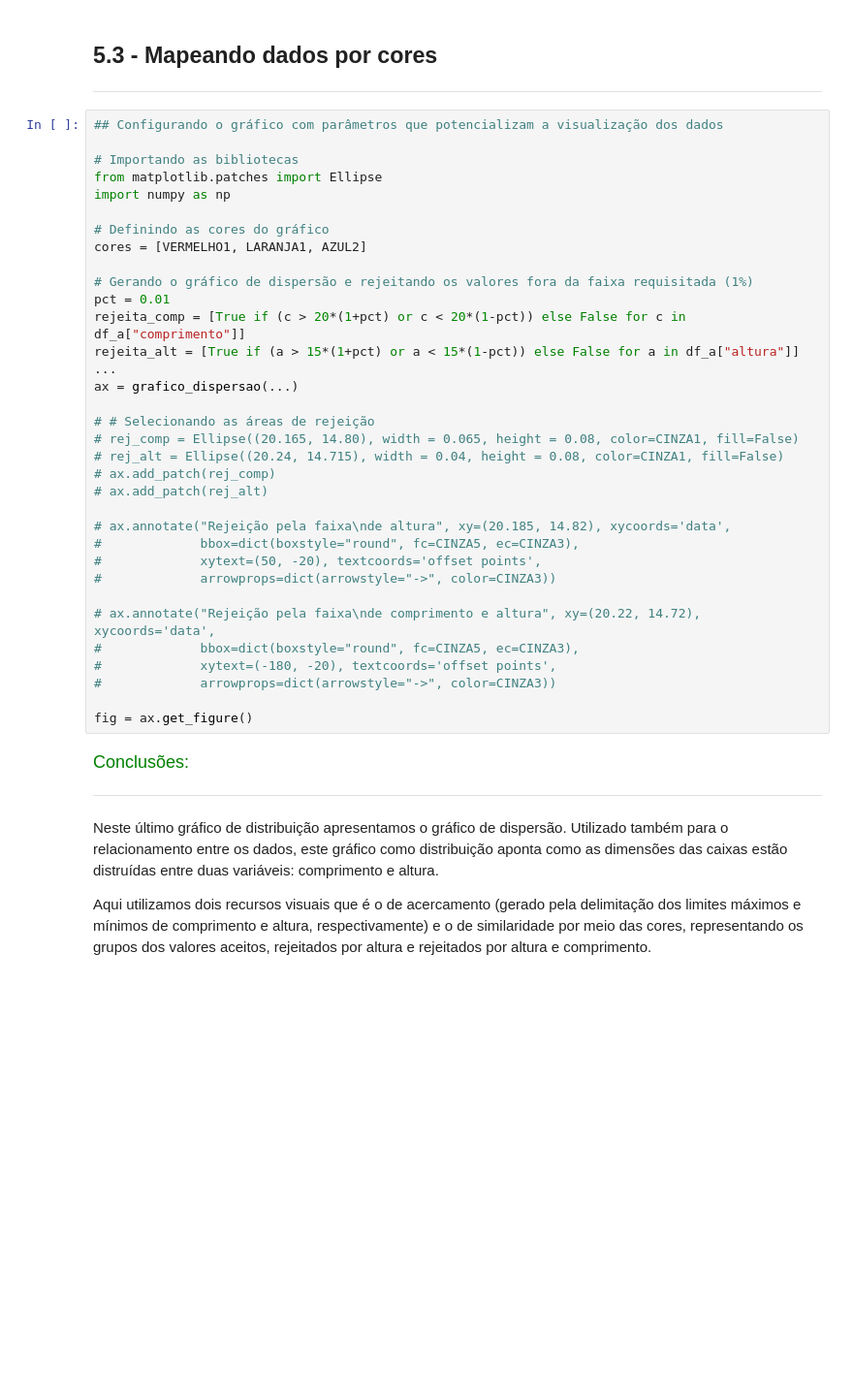
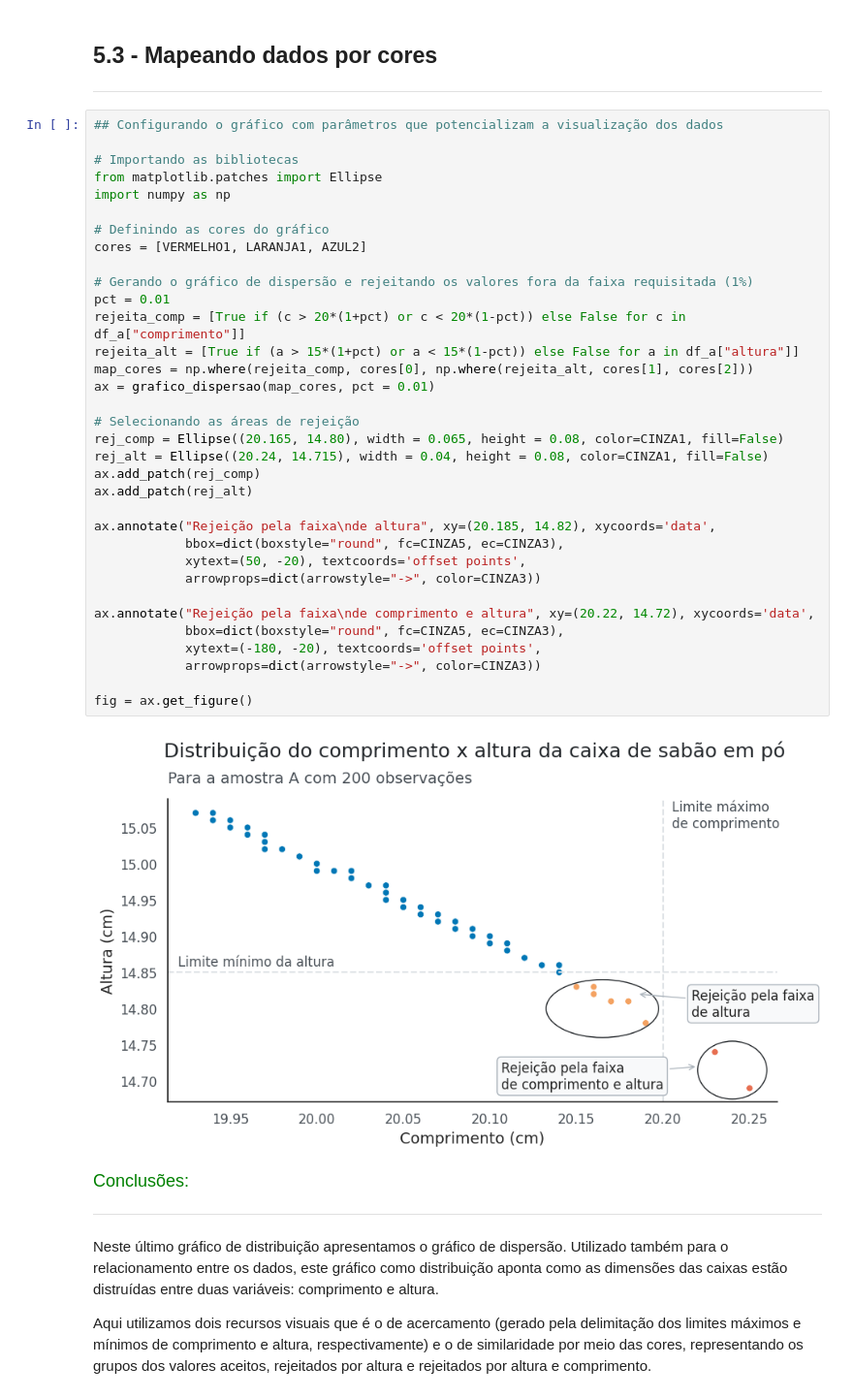
Before and after one commit to Lucas-lcs26/alura, a Jupyter notebook: Avançando em Data Science com Python/2 - Data Visualization gráficos de comparação e distribuição/Data Visualization gráficos de comparação e distribuição.ipynb, the cells around one changed output. Shown at 97% size. Drawn from its saved outputs; the diff is of its cells as text; blank space fills up the shorter version.

```diff
--- a/Avançando em Data Science com Python/2 - Data Visualization gráficos de comparação e distribuição/Data Visualization gráficos de comparação e distribuição.ipynb
+++ b/Avançando em Data Science com Python/2 - Data Visualization gráficos de comparação e distribuição/Data Visualization gráficos de comparação e distribuição.ipynb
@@ -1380,37 +1411,39 @@ ax = grafico_dispersao()
 # %%
 ## Configurando o gráfico com parâmetros que potencializam a visualização dos dados
 
 # Importando as bibliotecas
 from matplotlib.patches import Ellipse
 import numpy as np
 
 # Definindo as cores do gráfico
 cores = [VERMELHO1, LARANJA1, AZUL2]
 
 # Gerando o gráfico de dispersão e rejeitando os valores fora da faixa requisitada (1%)
 pct = 0.01
 rejeita_comp = [True if (c > 20*(1+pct) or c < 20*(1-pct)) else False for c in df_a["comprimento"]]
 rejeita_alt = [True if (a > 15*(1+pct) or a < 15*(1-pct)) else False for a in df_a["altura"]]
-...
-ax = grafico_dispersao(...)
+map_cores = np.where(rejeita_comp, cores[0], np.where(rejeita_alt, cores[1], cores[2]))
+ax = grafico_dispersao(map_cores, pct = 0.01)
 
-# # Selecionando as áreas de rejeição
-# rej_comp = Ellipse((20.165, 14.80), width = 0.065, height = 0.08, color=CINZA1, fill=False)
-# rej_alt = Ellipse((20.24, 14.715), width = 0.04, height = 0.08, color=CINZA1, fill=False)
-# ax.add_patch(rej_comp)
-# ax.add_patch(rej_alt)
+# Selecionando as áreas de rejeição
+rej_comp = Ellipse((20.165, 14.80), width = 0.065, height = 0.08, color=CINZA1, fill=False)
+rej_alt = Ellipse((20.24, 14.715), width = 0.04, height = 0.08, color=CINZA1, fill=False)
+ax.add_patch(rej_comp)
+ax.add_patch(rej_alt)
 
-# ax.annotate("Rejeição pela faixa\nde altura", xy=(20.185, 14.82), xycoords='data',
-#             bbox=dict(boxstyle="round", fc=CINZA5, ec=CINZA3),
-#             xytext=(50, -20), textcoords='offset points',
-#             arrowprops=dict(arrowstyle="->", color=CINZA3))
+ax.annotate("Rejeição pela faixa\nde altura", xy=(20.185, 14.82), xycoords='data',
+            bbox=dict(boxstyle="round", fc=CINZA5, ec=CINZA3),
+            xytext=(50, -20), textcoords='offset points',
+            arrowprops=dict(arrowstyle="->", color=CINZA3))
 
-# ax.annotate("Rejeição pela faixa\nde comprimento e altura", xy=(20.22, 14.72), xycoords='data',
-#             bbox=dict(boxstyle="round", fc=CINZA5, ec=CINZA3),
-#             xytext=(-180, -20), textcoords='offset points',
-#             arrowprops=dict(arrowstyle="->", color=CINZA3))
+ax.annotate("Rejeição pela faixa\nde comprimento e altura", xy=(20.22, 14.72), xycoords='data',
+            bbox=dict(boxstyle="round", fc=CINZA5, ec=CINZA3),
+            xytext=(-180, -20), textcoords='offset points',
+            arrowprops=dict(arrowstyle="->", color=CINZA3))
 
 fig = ax.get_figure()
+# %% [output]
+[figure, added]
 # %% [markdown]
 <font color=green size=4> Conclusões: </font>
 
```
Also changed, not shown: parts of 13 cells of this notebook, 1 other file.
